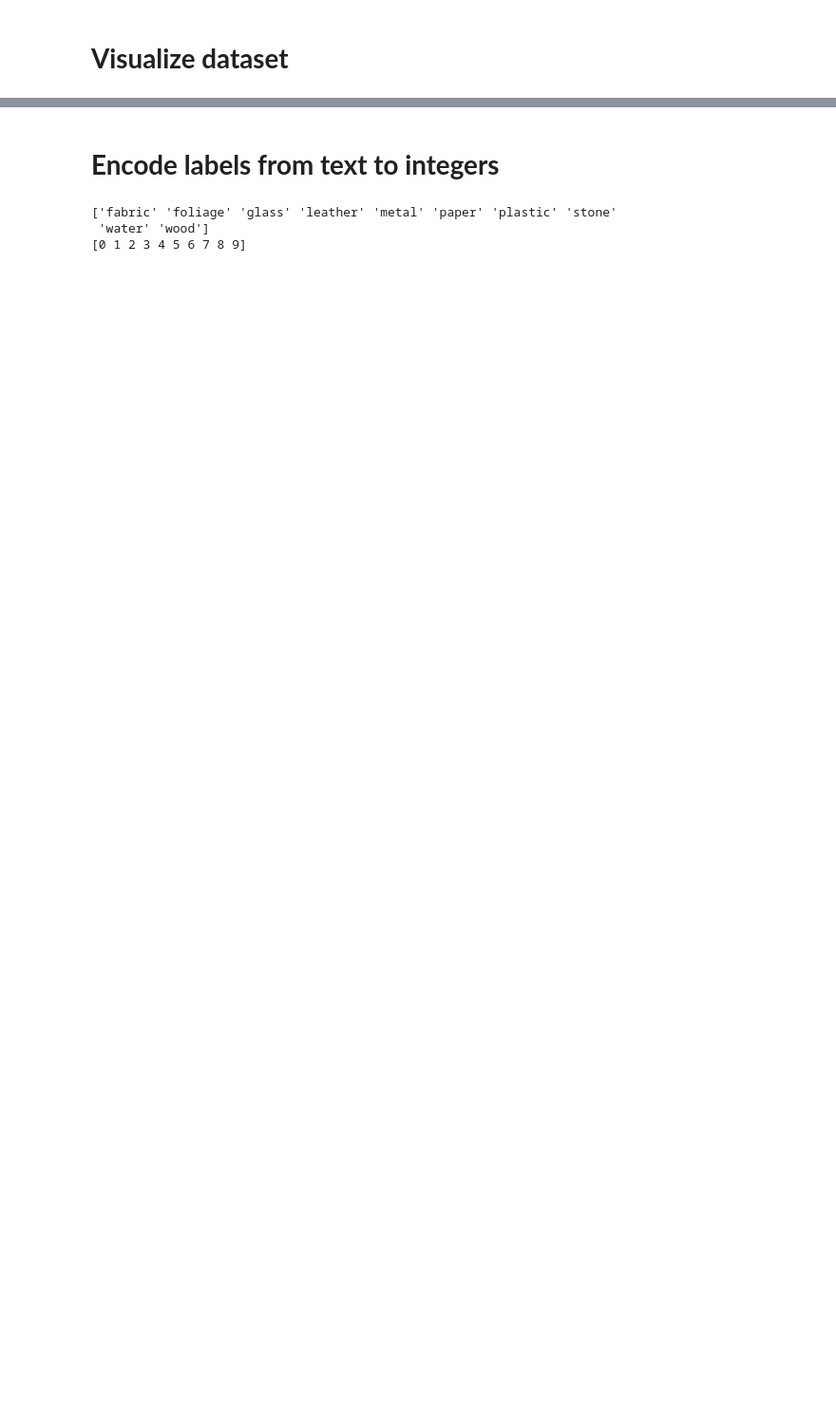
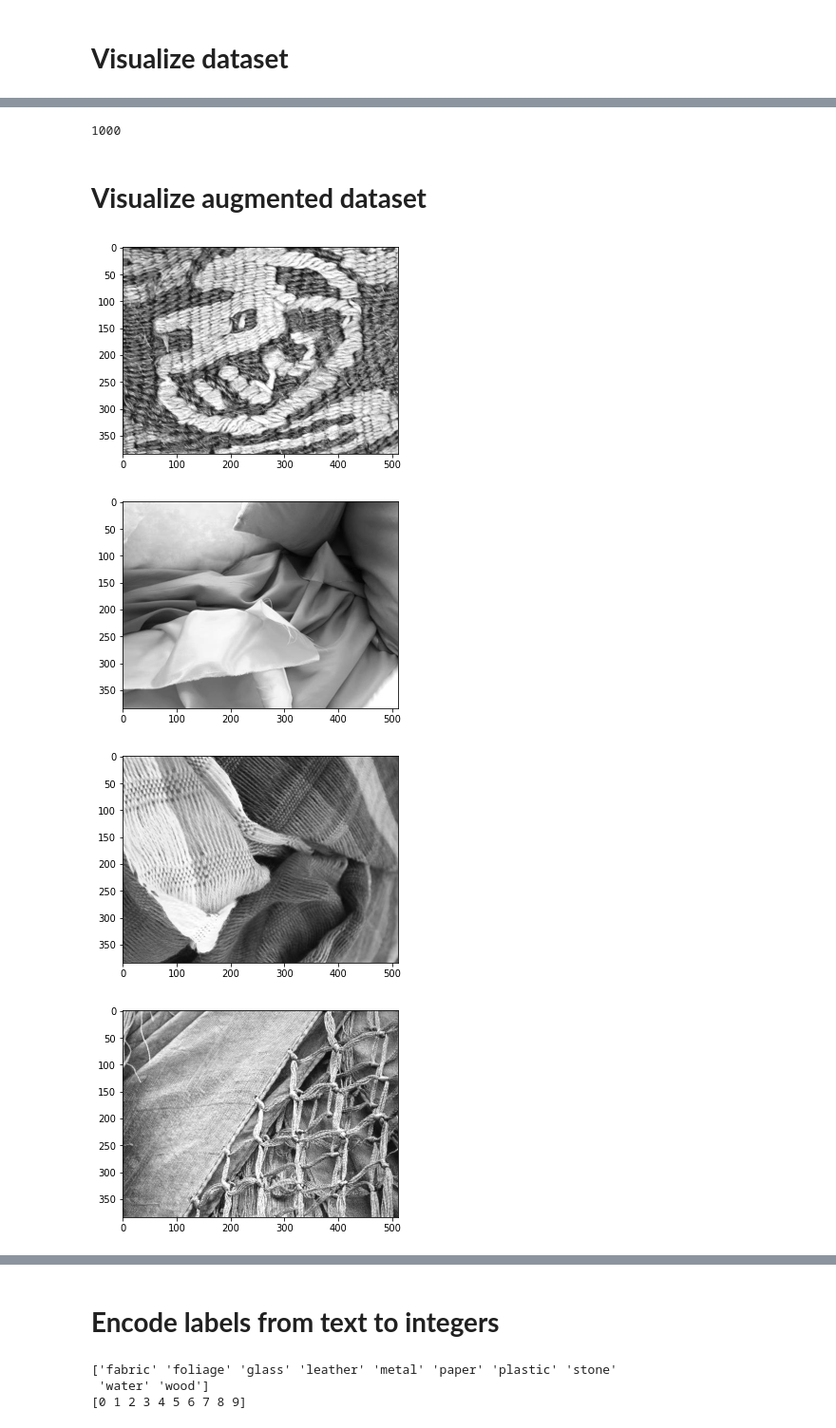
Before and after one commit to mosobhyy/FMD-Classification, a Jupyter notebook: GLCM.ipynb, the cells around one changed output, grey strips where cells are left out. Shown at 95% size. Drawn from its saved outputs; the diff is of its cells as text; code cells hidden in the pictures; blank space fills up the shorter version.

Commit message:
data augmentation

```diff
--- a/GLCM.ipynb
+++ b/GLCM.ipynb
@@ -68,0 +64,27 @@ for i in indices:
+# %%
+augmentation = iaa.Sequential([
+    # Flip
+    iaa.Fliplr(0.5),
+    iaa.Flipud(0.5),
+
+])
+# %%
+augmented_images = augmentation(images=images)
+
+images += augmented_images
+labels += labels
+
+print(len(augmented_images))
+# %% [output]
+1000
+# %% [markdown]
+# **Visualize augmented dataset**
+# %%
+for img in augmented_images[:5]:
+    plt.imshow(img, cmap='gray')
+    plt.show()
+# %% [output]
+[figure, added]
+[figure, added]
+[figure, added]
+[figure, added]
```
Also changed, not shown: parts of 22 cells of this notebook.
